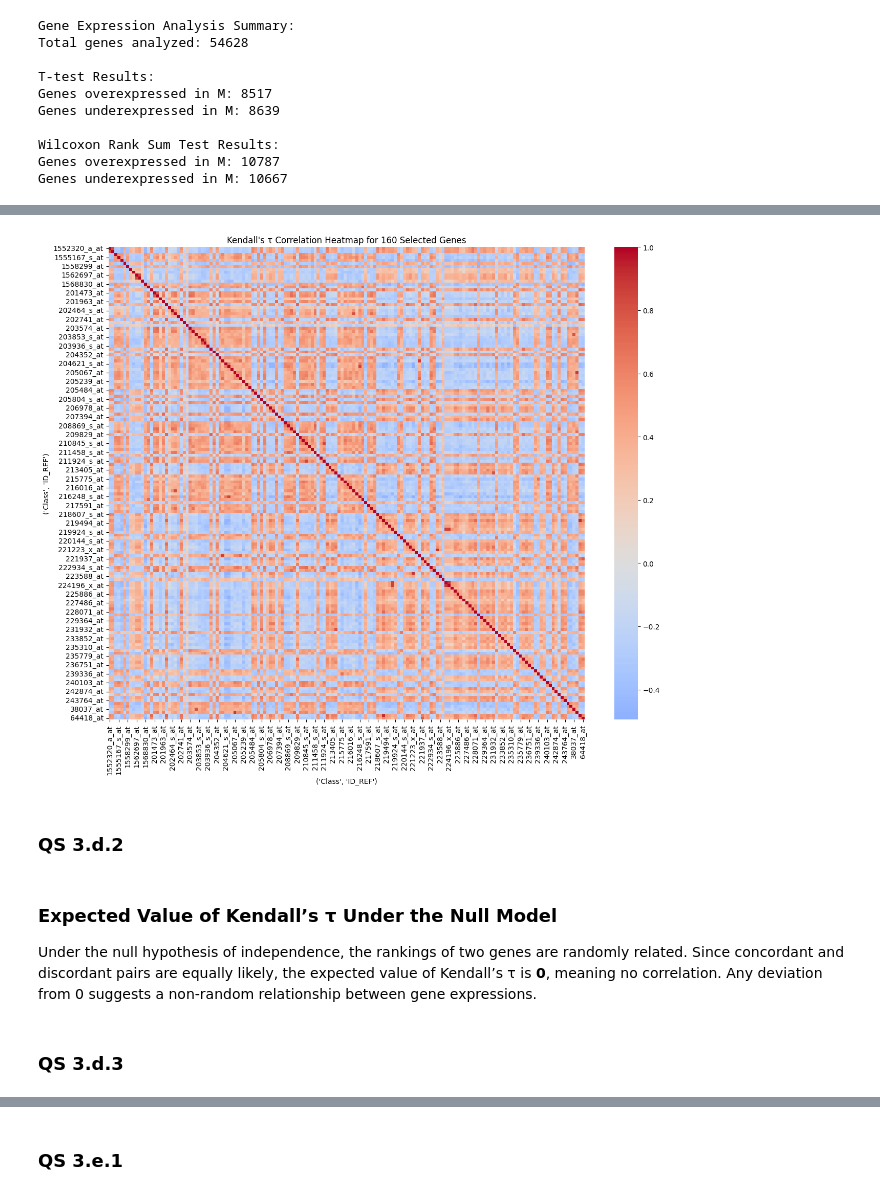
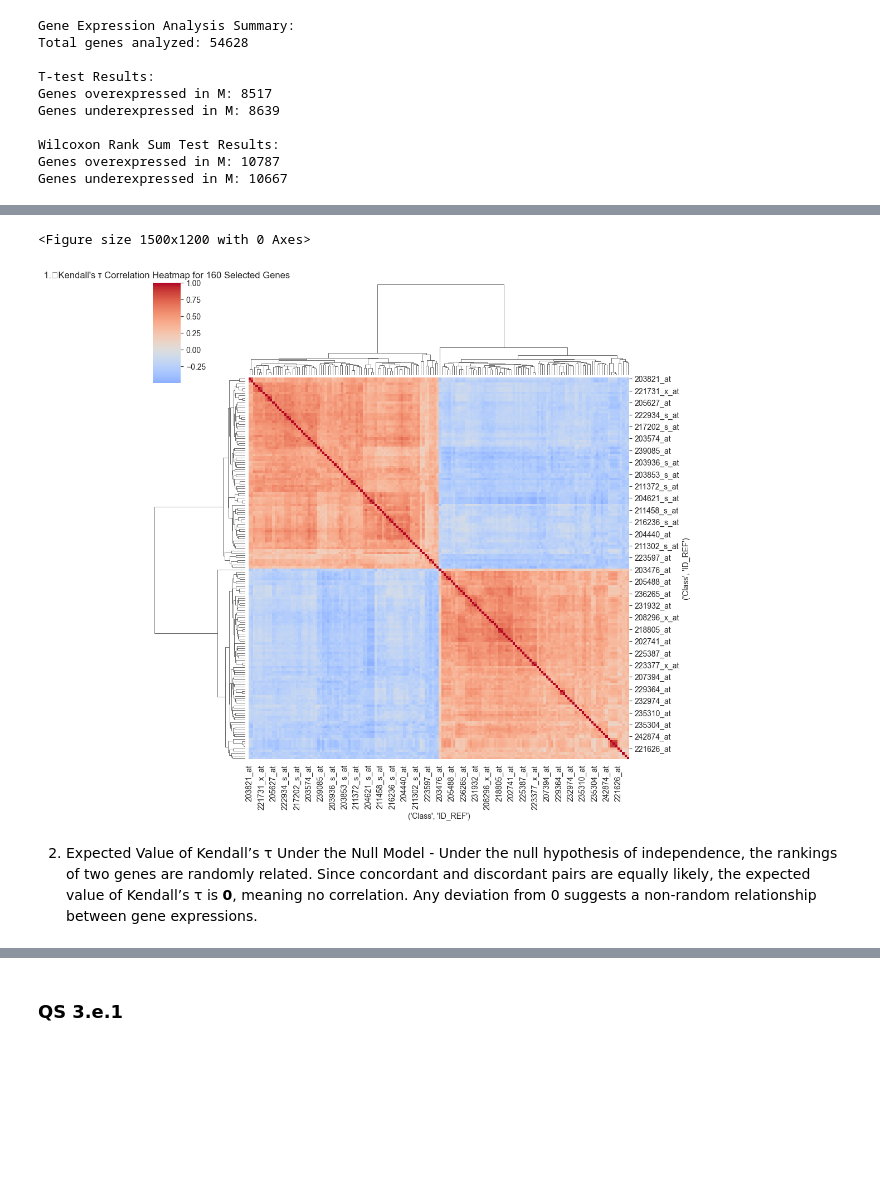
Before and after one commit to aviferdman/Statistics-and-Data-Analysis, a Jupyter notebook: hw4/324369412_316420132.ipynb, the cells around one changed output, grey strips where cells are left out. Cells and saved outputs as stored; diff of their text form; code cells hidden in the pictures; blank space fills up the shorter version.

```diff
--- a/hw4/324369412_316420132.ipynb
+++ b/hw4/324369412_316420132.ipynb
@@ -351,45 +367,41 @@ Genes underexpressed in M: 10667
 # %%
+# 1.
 def compute_kendall_correlation(df, wrs_overexpressed_m, wrs_underexpressed_m):
     """Computes Kendall correlation for the top 80 significant over- and under-expressed genes."""
 
     # Select the top 80 significant genes based on p-value
     top_overexpressed = wrs_overexpressed_m.nsmallest(80, 'p_wrs_greater')
     top_underexpressed = wrs_underexpressed_m.nsmallest(80, 'p_wrs_less')
 
     # Create the set of 160 unique genes
     selected_genes = pd.concat([top_overexpressed, top_underexpressed]).drop_duplicates(subset=['Gene'])
 
     # Extract gene names and their corresponding expression data
     gene_names = selected_genes['Gene'].tolist()
 
     # Filter the main df for only the selected genes
     selected_expression_data = df[df[('Class', 'ID_REF')].isin(gene_names)].set_index(('Class', 'ID_REF'))
 
     # Compute Kendall's tau correlation matrix
     correlation_matrix = selected_expression_data.T.corr(method='kendall')
 
     return correlation_matrix
 
 def plot_correlation_heatmap(correlation_matrix):
     """Plots the heatmap of the Kendall correlation matrix."""
     plt.figure(figsize=(15, 12))
-    sns.heatmap(correlation_matrix, cmap='coolwarm', center=0, annot=False)
-    plt.title("Kendall's τ Correlation Heatmap for 160 Selected Genes")
+    sns.clustermap(correlation_matrix, cmap='coolwarm', center=0, annot=False)
+    plt.title(f"1.\tKendall's τ Correlation Heatmap for 160 Selected Genes")
     plt.show()
 
 # Compute Kendall correlation matrix
 kendall_correlation_matrix = compute_kendall_correlation(df, wrs_overexpressed_m, wrs_underexpressed_m)
 
 # Plot heatmap
 plot_correlation_heatmap(kendall_correlation_matrix)
 # %% [output]
+<Figure size 1500x1200 with 0 Axes>
-[figure, old version]
+[figure, new version]
-# %% [markdown]
-### QS 3.d.2
 # %% [markdown]
-### Expected Value of Kendall’s τ Under the Null Model
-
-Under the null hypothesis of independence, the rankings of two genes are randomly related. Since concordant and discordant pairs are equally likely, the expected value of Kendall’s τ is **0**, meaning no correlation. Any deviation from 0 suggests a non-random relationship between gene expressions.
+ 2. Expected Value of Kendall’s τ Under the Null Model - Under the null hypothesis of independence, the rankings of two genes are randomly related. Since concordant and discordant pairs are equally likely, the expected value of Kendall’s τ is **0**, meaning no correlation. Any deviation from 0 suggests a non-random relationship between gene expressions.
-# %% [markdown]
-### QS 3.d.3
 # %%
```
Also changed, not shown: parts of 41 cells of this notebook.
